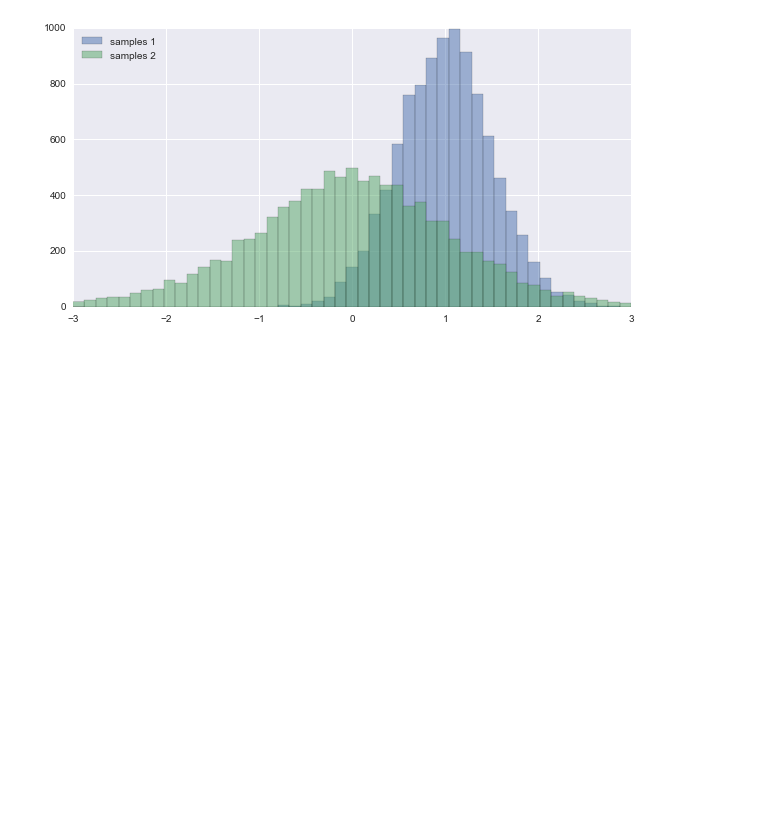
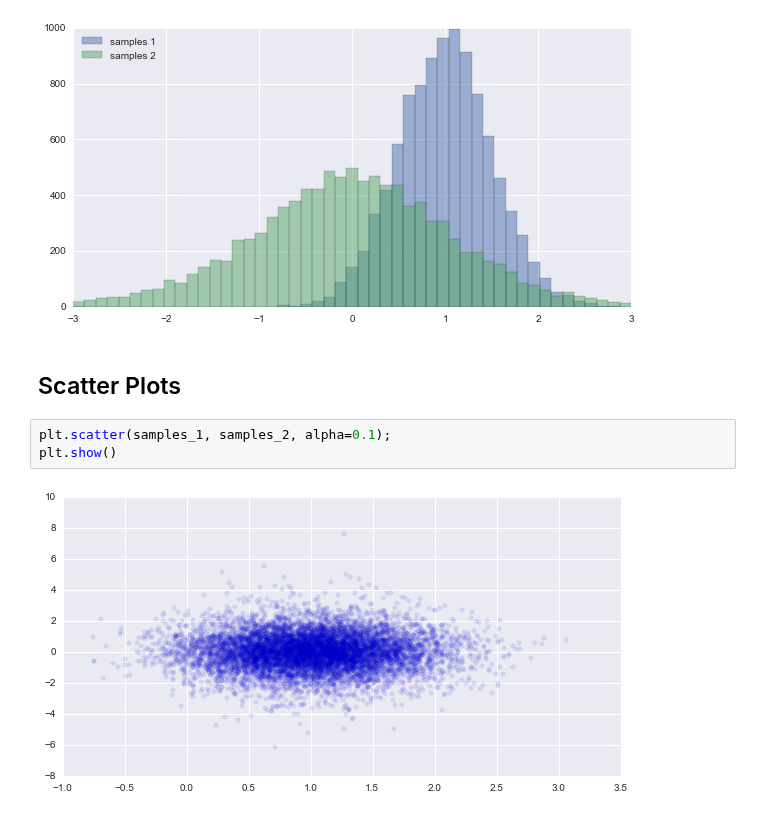
Before and after one commit to donnemartin/data-science-ipython-notebooks, a Jupyter notebook: matplotlib/matplotlib.ipynb, the cells around one changed output. Cells and saved outputs as stored; diff of their text form; blank space fills up the shorter version.

Commit message:
Added scatter plots.

```diff
--- a/matplotlib/matplotlib.ipynb
+++ b/matplotlib/matplotlib.ipynb
@@ -268,3 +268,10 @@ plt.legend(loc='upper left');
 plt.show()
 # %% [output]
 [figure]
+# %% [markdown]
+## Scatter Plots
+# %%
+plt.scatter(samples_1, samples_2, alpha=0.1);
+plt.show()
+# %% [output]
+[figure, added]
```
